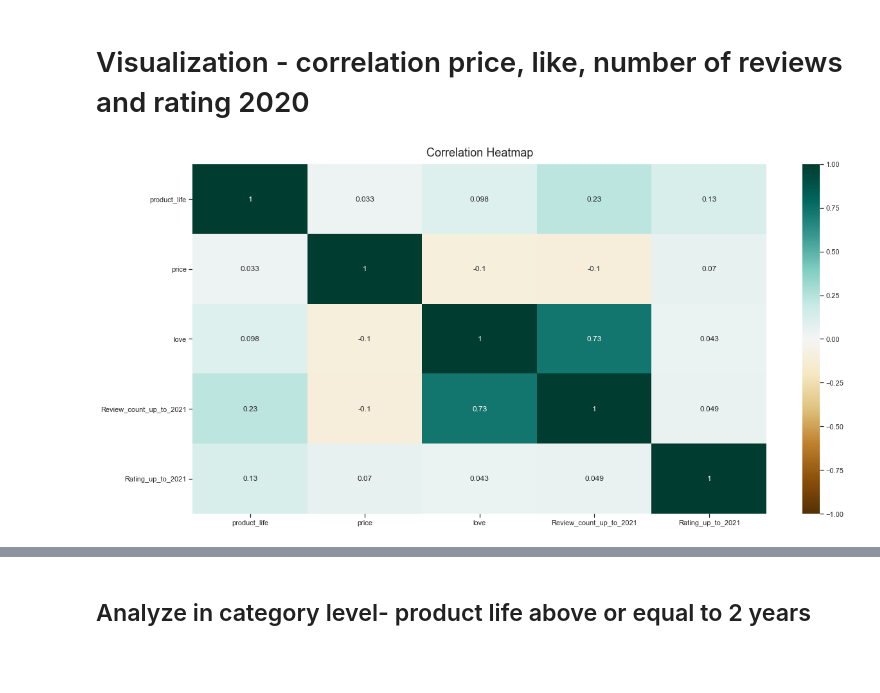
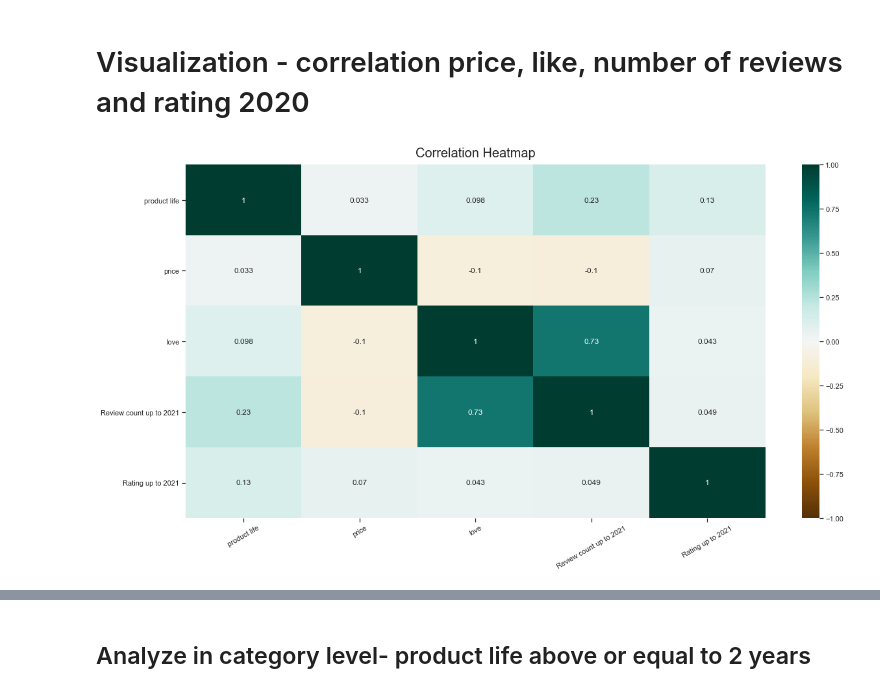
Before and after one commit to einslulu/Sephora_Review_Analysis, a Jupyter notebook: Data_Manipulation_and_Analysis.ipynb, the cells around one changed output, grey strips where cells are left out. Saved outputs shown, nothing was run; the diff lists cells and outputs as text; code cells hidden in the pictures; blank space fills up the shorter version.

```diff
--- a/Data_Manipulation_and_Analysis.ipynb
+++ b/Data_Manipulation_and_Analysis.ipynb
@@ -551,10 +532,13 @@ df_splom = df_product_review_finall_all.loc[:,['product_life',"category_level1",
 # %%
 df_heatmap = df_product_review_finall_all.loc[:,['product_life','price','love','Review_count_up_to_2021','Rating_up_to_2021']]
+# %%
+df_heatmap.columns = [i.replace('_', ' ') for i in df_heatmap.columns]
 # %%
 heatmap = sns.heatmap(df_heatmap.corr(), vmin=-1, vmax=1, annot=True, cmap='BrBG')
-heatmap.set_title('Correlation Heatmap', fontdict={'fontsize':18}, pad=12);
+heatmap.set_title('Correlation Heatmap', fontdict={'fontsize':20}, pad=12);
+plt.xticks(rotation=30);
 # %% [output]
-[figure, old version]
+[figure, new version]
 # %%
 df_splom.describe(percentiles = (0,0.98))
 # %% [output]
```
Also changed, not shown: parts of 21 cells of this notebook.
